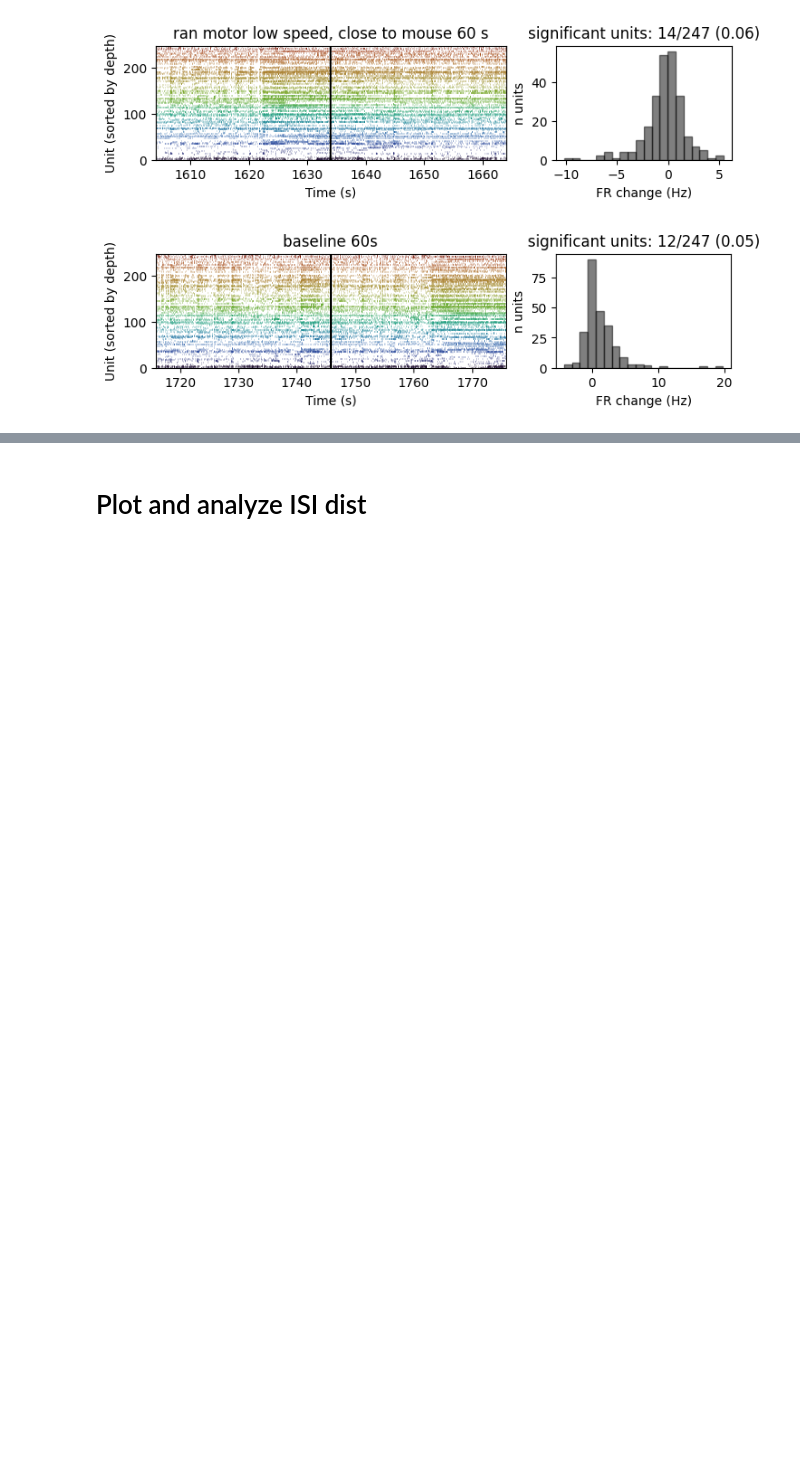
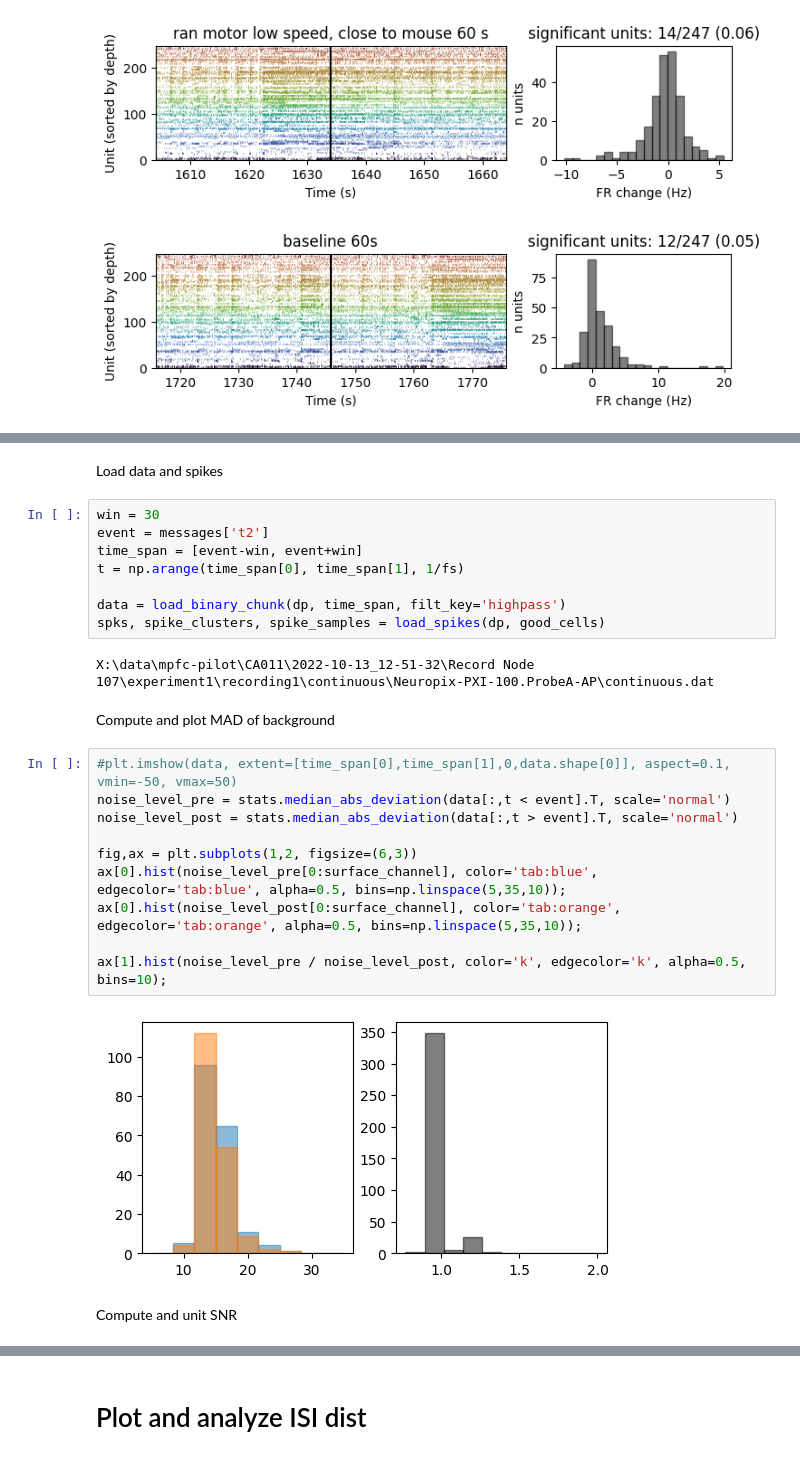
Before and after one commit to chris-angeloni/mpfc-pilot, a Jupyter notebook: robot_analysis.ipynb, the cells around one changed output, grey strips where cells are left out. Cells and saved outputs as stored; diff of their text form; blank space fills up the shorter version.

```diff
--- a/robot_analysis.ipynb
+++ b/robot_analysis.ipynb
@@ -189,0 +246,28 @@ for event in messages.keys():
+# %% [markdown]
+Load data and spikes
+# %%
+win = 30
+event = messages['t2']
+time_span = [event-win, event+win]
+t = np.arange(time_span[0], time_span[1], 1/fs)
+
+data = load_binary_chunk(dp, time_span, filt_key='highpass')
+spks, spike_clusters, spike_samples = load_spikes(dp, good_cells)
+# %% [output]
+X:\data\mpfc-pilot\CA011\2022-10-13_12-51-32\Record Node 107\experiment1\recording1\continuous\Neuropix-PXI-100.ProbeA-AP\continuous.dat
+# %% [markdown]
+Compute and plot MAD of background
+# %%
+#plt.imshow(data, extent=[time_span[0],time_span[1],0,data.shape[0]], aspect=0.1, vmin=-50, vmax=50)
+noise_level_pre = stats.median_abs_deviation(data[:,t < event].T, scale='normal')
+noise_level_post = stats.median_abs_deviation(data[:,t > event].T, scale='normal')
+
+fig,ax = plt.subplots(1,2, figsize=(6,3))
+ax[0].hist(noise_level_pre[0:surface_channel], color='tab:blue', edgecolor='tab:blue', alpha=0.5, bins=np.linspace(5,35,10));
+ax[0].hist(noise_level_post[0:surface_channel], color='tab:orange', edgecolor='tab:orange', alpha=0.5, bins=np.linspace(5,35,10));
+
+ax[1].hist(noise_level_pre / noise_level_post, color='k', edgecolor='k', alpha=0.5, bins=10);
+# %% [output]
+[figure, added]
+# %% [markdown]
+Compute and unit SNR
```
Also changed, not shown: parts of 10 cells of this notebook, 2 other files.
